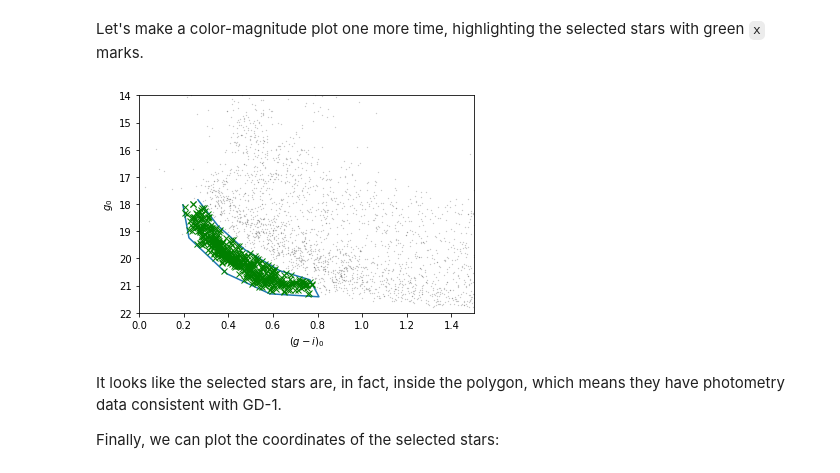
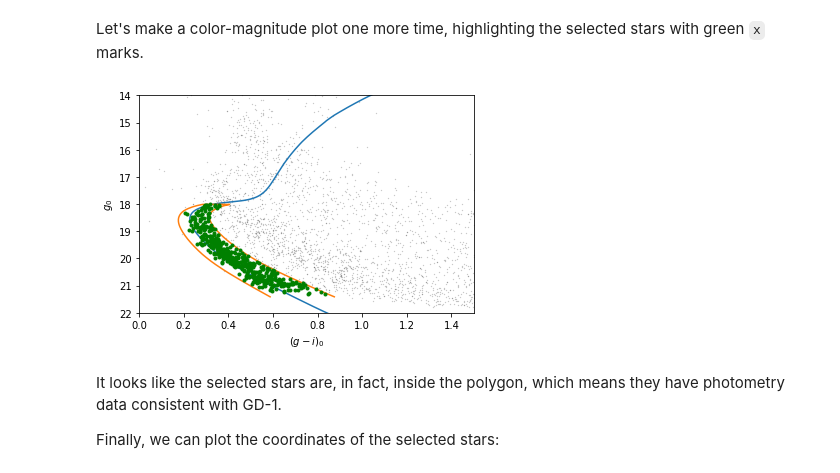
Before and after one commit to AllenDowney/AstronomicalData, a Jupyter notebook: 06_photo.ipynb, the cells around one changed output. Saved outputs shown, nothing was run; the diff lists cells and outputs as text; code cells hidden in the pictures.

```diff
--- a/06_photo.ipynb
+++ b/06_photo.ipynb
@@ -392,0 +350,5 @@ Path(array([[ 0.26433692, 17.84253127],
+# %%
+left = left_series[g_mask]
+right = right_series[g_mask]
+
+len(left), len(right)
@@ -392,0 +369,2 @@ Path(array([[ 0.26433692, 17.84253127],
+# %%
+loop = left.append(right[::-1])
@@ -392,0 +399,3 @@ Path(array([[ 0.26433692, 17.84253127],
+# %%
+loop_df = loop.reset_index()
+loop_df.head()
@@ -392,0 +411,5 @@ Path(array([[ 0.26433692, 17.84253127],
+# %%
+from matplotlib.path import Path
+
+path = Path(loop_df)
+path
@@ -584,11 +624,12 @@ selected2 = merged[inside]
 Let's make a color-magnitude plot one more time, highlighting the selected stars with green `x` marks.
 # %%
 plot_cmd(photo_table)
-plt.plot(xs, ys)
+plt.plot(gi, g)
+loop.plot()
 
-plt.plot(selected2['color'], selected2['mag'], 'gx');
+plt.plot(selected2['color'], selected2['mag'], 'g.');
 # %% [output]
-[figure, old version]
+[figure, new version]
 # %% [markdown]
 It looks like the selected stars are, in fact, inside the polygon, which means they have photometry data consistent with GD-1.
 
```
Also changed, not shown: parts of 95 cells of this notebook, 5 other files.
